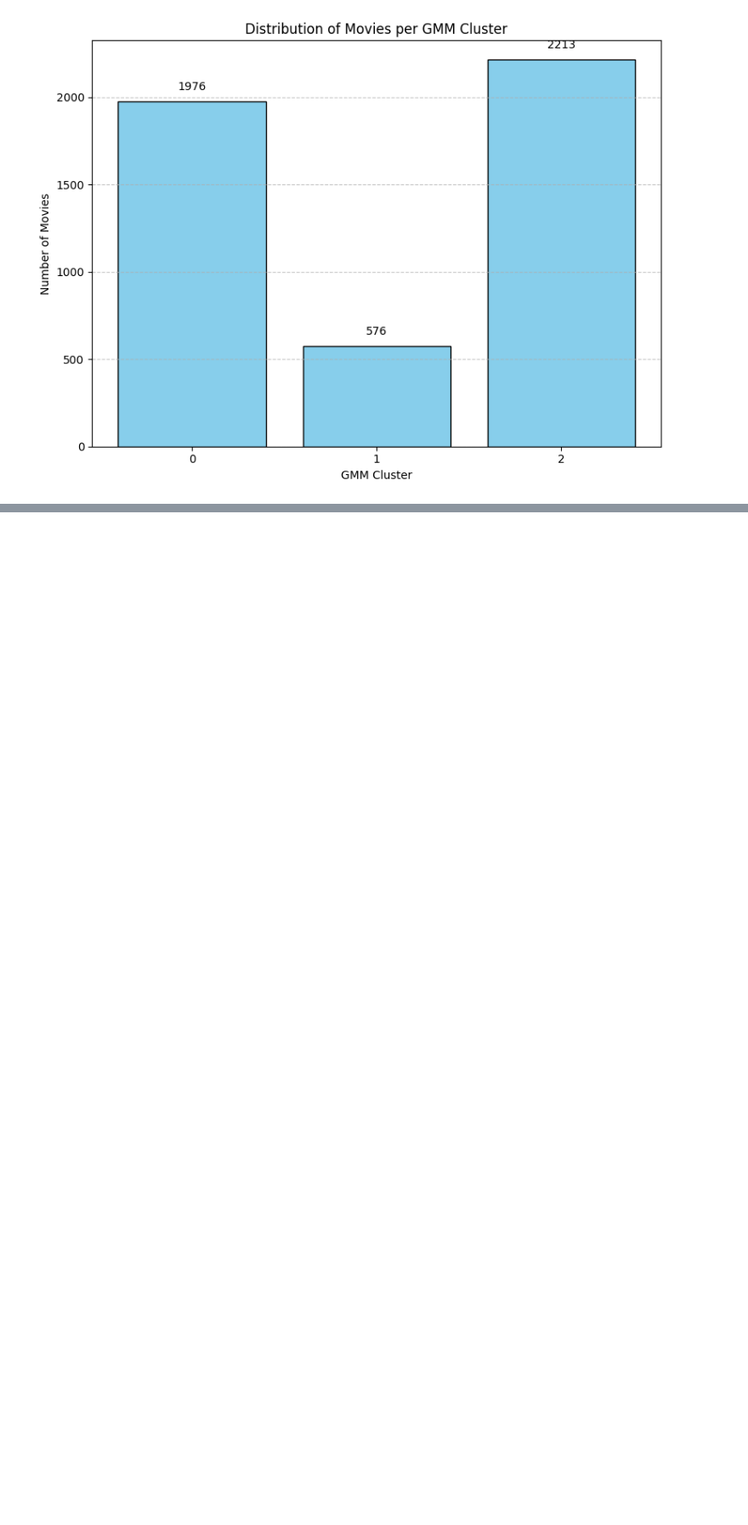
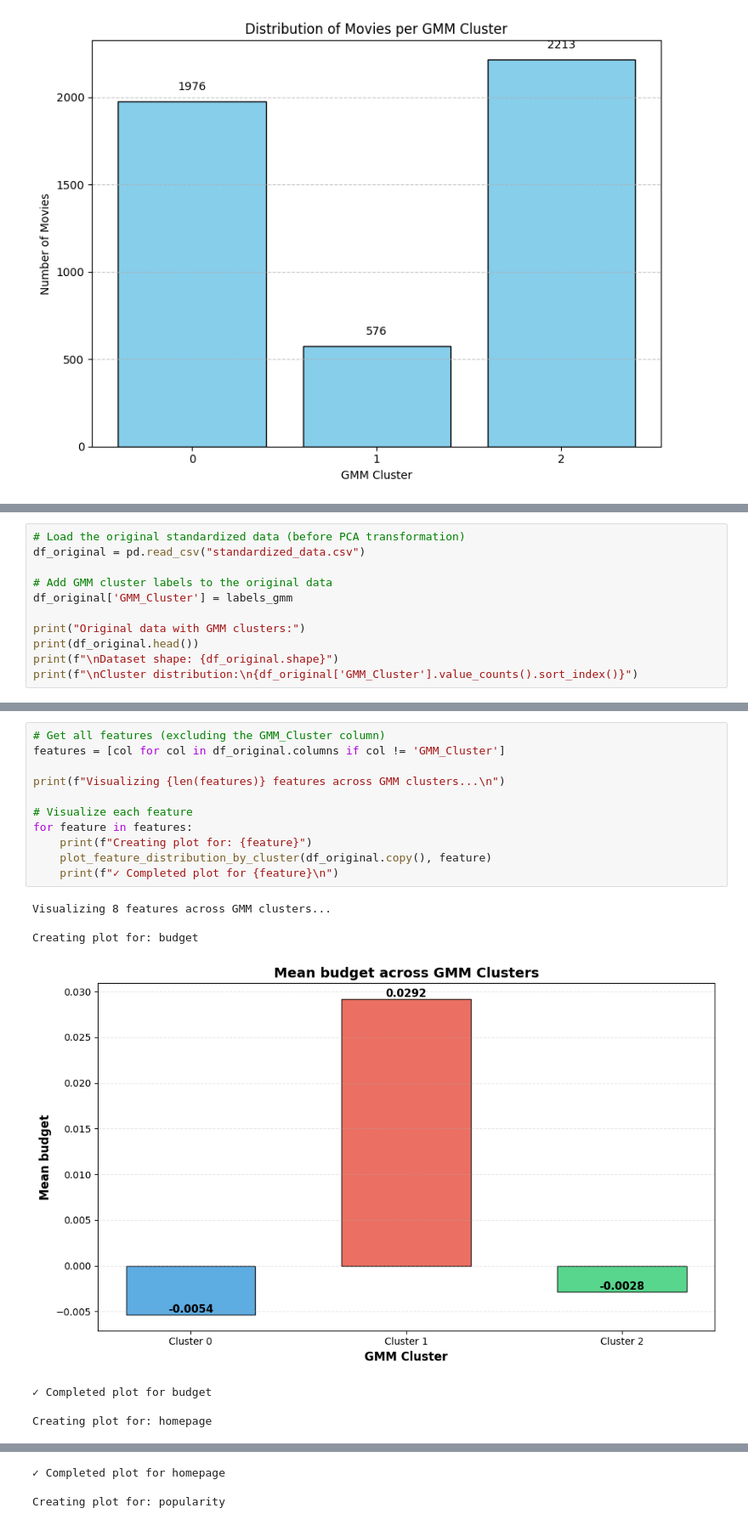
Before and after one commit to leonnmarcoo/CCADMACL_COM232_PROJECT, a Jupyter notebook: model_training.ipynb, the cells around one changed output, grey strips where cells are left out. Shown at 85% size. Saved outputs shown, nothing was run; the diff lists cells and outputs as text; blank space fills up the shorter version.

```diff
--- a/model_training.ipynb
+++ b/model_training.ipynb
@@ -368,0 +371,11 @@ plt.show()
+# %%
+# Load the original standardized data (before PCA transformation)
+df_original = pd.read_csv("standardized_data.csv")
+
+# Add GMM cluster labels to the original data
+df_original['GMM_Cluster'] = labels_gmm
+
+print("Original data with GMM clusters:")
+print(df_original.head())
+print(f"\nDataset shape: {df_original.shape}")
+print(f"\nCluster distribution:\n{df_original['GMM_Cluster'].value_counts().sort_index()}")
@@ -368,0 +446,19 @@ plt.show()
+# %%
+# Get all features (excluding the GMM_Cluster column)
+features = [col for col in df_original.columns if col != 'GMM_Cluster']
+
+print(f"Visualizing {len(features)} features across GMM clusters...\n")
+
+# Visualize each feature
+for feature in features:
+    print(f"Creating plot for: {feature}")
+    plot_feature_distribution_by_cluster(df_original.copy(), feature)
+    print(f"✓ Completed plot for {feature}\n")
+# %% [output]
+Visualizing 8 features across GMM clusters...
+
+Creating plot for: budget
+[figure, added]
+✓ Completed plot for budget
+
+Creating plot for: homepage
@@ -368,0 +466,3 @@ plt.show()
+✓ Completed plot for homepage
+
+Creating plot for: popularity
```
Also changed, not shown: parts of 8 cells of this notebook.
